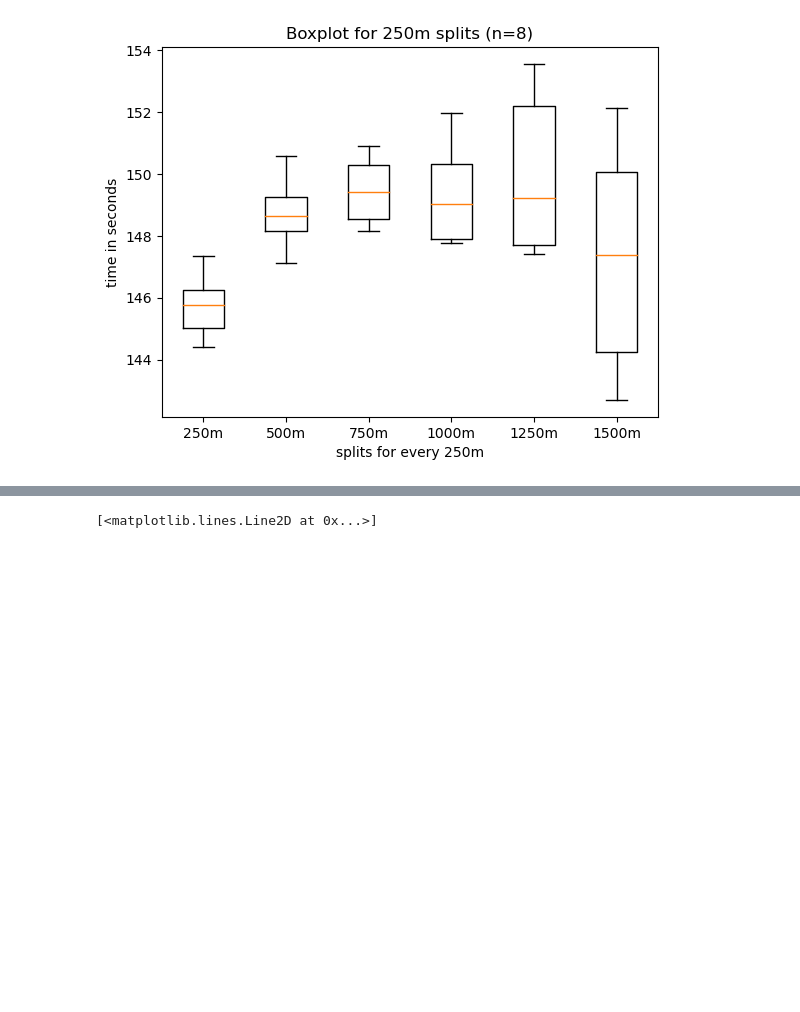
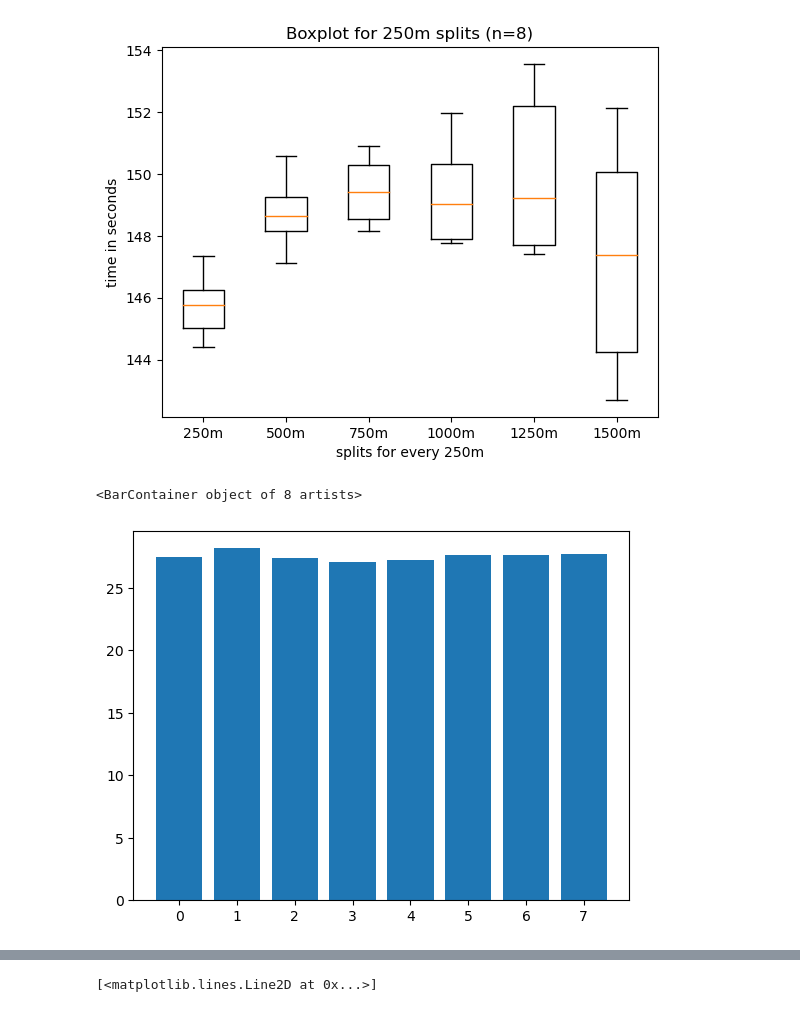
Before and after one commit to tiagoru/swim, a Jupyter notebook: Tokyo_1500.ipynb, the cells around one changed output, grey strips where cells are left out. Cells and saved outputs as stored; diff of their text form; code cells hidden in the pictures; blank space fills up the shorter version.

```diff
--- a/Tokyo_1500.ipynb
+++ b/Tokyo_1500.ipynb
@@ -284,3 +284,8 @@ plt.xticks([1, 2, 3,4,5,6], ['250m', '500m', '750m','1000m','1250m','1500m'] )
 plt.show()
 # %% [output]
 [figure]
+# %%
+plt.bar(range(len(df.iloc[:,0])), df.iloc[:,0])
+# %% [output]
+<BarContainer object of 8 artists>
+[figure, added]
```
Also changed, not shown: parts of 18 cells of this notebook.
